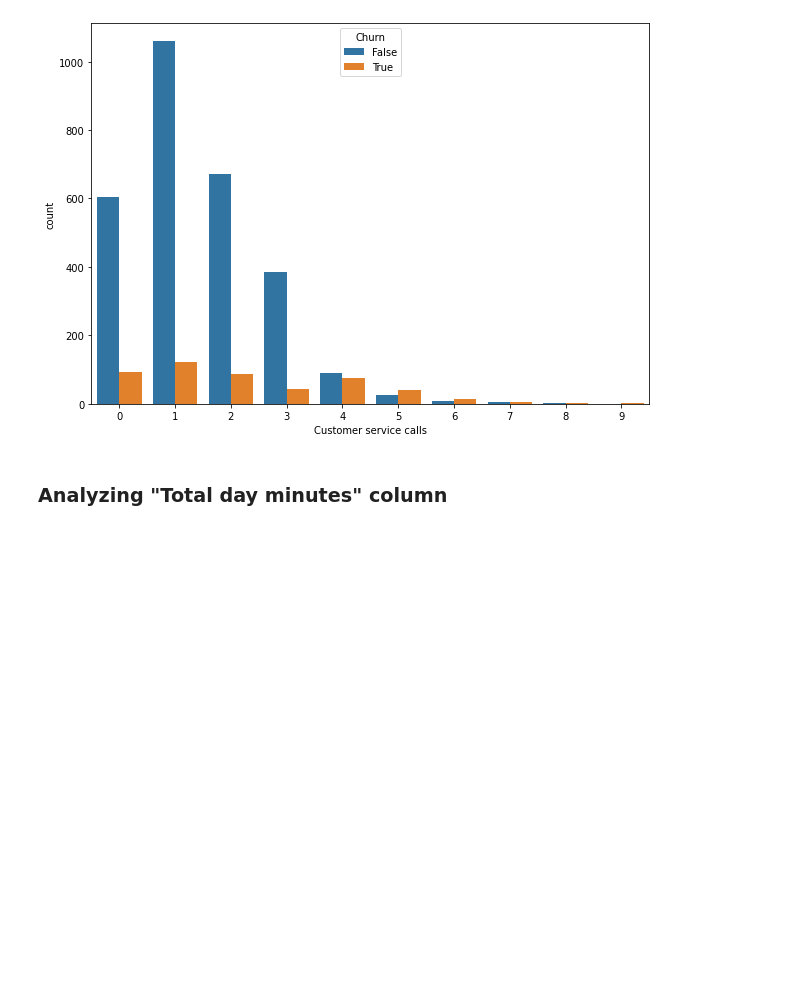
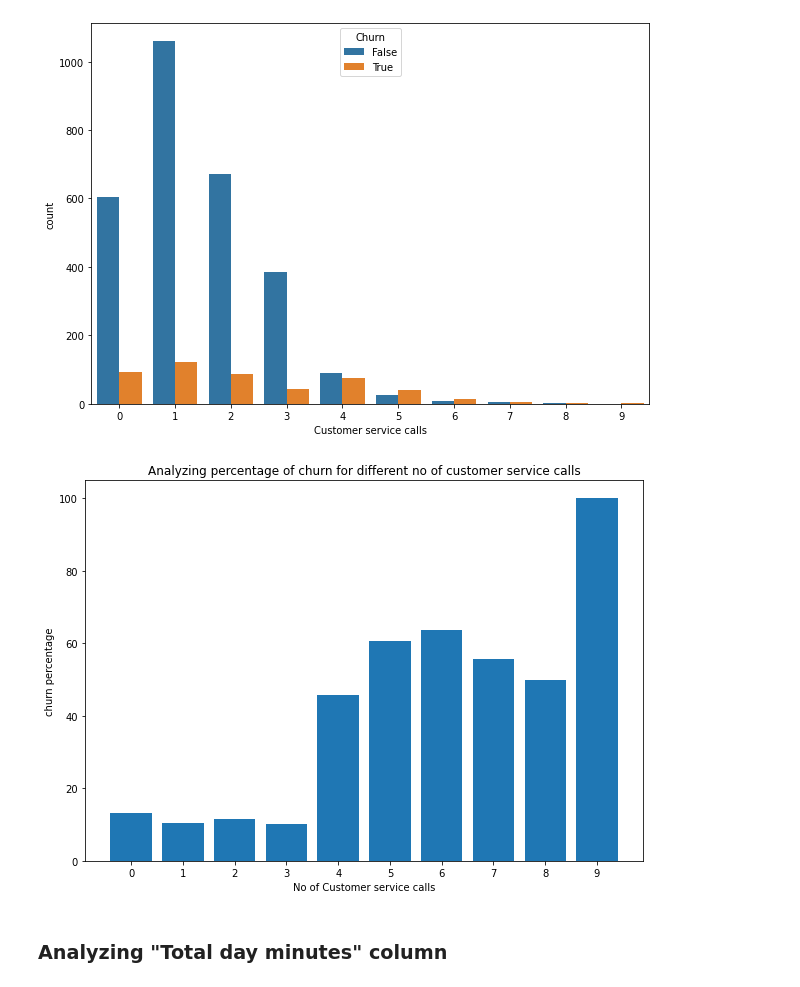
Before and after one commit to rushikeshjagatap85/EDA--Capstone-project, a Jupyter notebook: Rushikesh_Telecom_Churn_Analysis_Capstone_Project.ipynb, the cells around one changed output. Cells and saved outputs as stored; diff of their text form; code cells hidden in the pictures; blank space fills up the shorter version.

Commit message:
Analyzing percentage of churn for different no of customer service calls

```diff
--- a/Rushikesh_Telecom_Churn_Analysis_Capstone_Project.ipynb
+++ b/Rushikesh_Telecom_Churn_Analysis_Capstone_Project.ipynb
@@ -403,5 +403,7 @@ b=sns.boxplot(y=df['Number vmail messages'],x=df['Churn'])
 ### Analyzing "Customer service calls" column
 # %%
 #Printing the data of customer service calls
-df['Customer service calls'].value_counts()
+cust_call=pd.crosstab(df['Customer service calls'],df['Churn'])
+cust_call["churn percentage"] = cust_call.apply(lambda x: x[1]*100/(x[0]+x[1]),axis=1 )
+cust_call
 # %% [output]
@@ -421,6 +424,18 @@ Name: Customer service calls, dtype: int64
 ax=sns.countplot(x='Customer service calls',hue='Churn',data=df)
 # %% [output]
 [figure]
+# %%
+# Analyzing percentage of churn for different no of customer service calls
+x_tics=cust_call.index
+x=np.arange(len(x_tics))
+plt.bar(x,cust_call["churn percentage"])
+plt.xticks(x_tics)
+plt.xlabel('No of Customer service calls')
+plt.ylabel('churn percentage')
+plt.title('Analyzing percentage of churn for different no of customer service calls')
+plt.show()
+# %% [output]
+[figure, added]
 # %% [markdown]
 ### Analyzing "Total day minutes" column
 # %%
```
Also changed, not shown: parts of 1 cell of this notebook.
